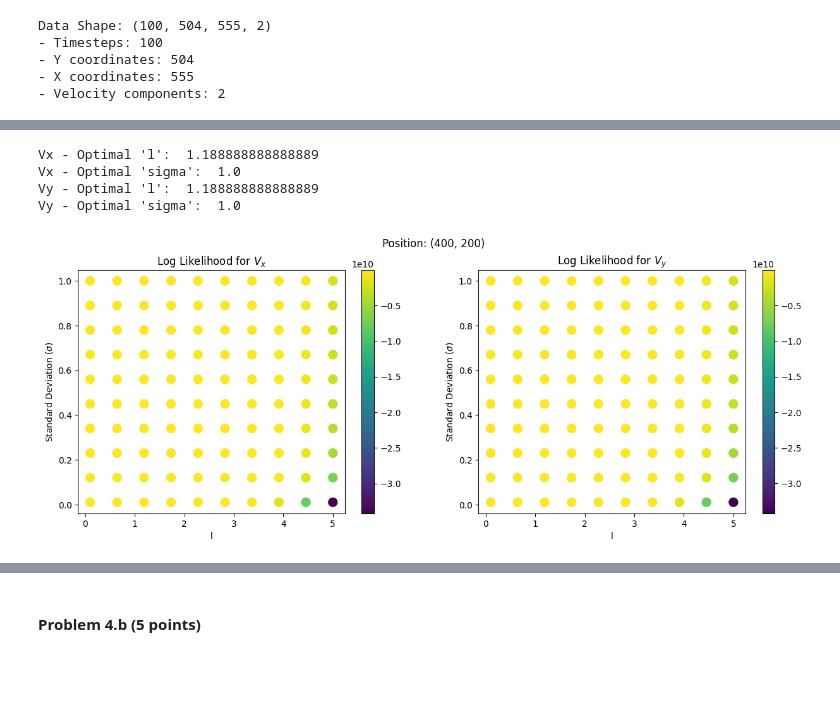
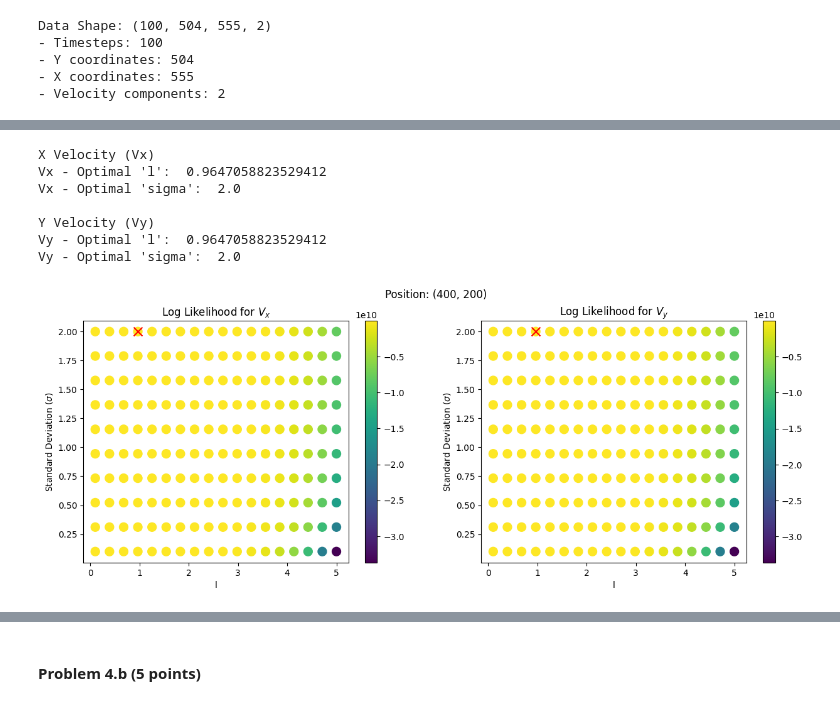
Before and after one commit to eddysanoli-galileo/Data-Analysis-Statistical-Modeling-and-Computation-in-Applications, a Jupyter notebook: Module 5 - Environmental Data and Gaussian Processes/Project/Project - Part II.ipynb, the cells around one changed output, grey strips where cells are left out. Cells and saved outputs as stored; diff of their text form; code cells hidden in the pictures; blank space fills up the shorter version.

```diff
--- a/Module 5 - Environmental Data and Gaussian Processes/Project/Project - Part II.ipynb
+++ b/Module 5 - Environmental Data and Gaussian Processes/Project/Project - Part II.ipynb
@@ -65,8 +89,8 @@ Data Shape: (100, 504, 555, 2)
 Take into consideration that now measurements are considered to have 3 days between them, instead of the 3 hours used in the previous part.
 # %%
 # Select a specific location to get the velocity data
-x = 400
-y = 200
+x = selected_position[0]
+y = selected_position[1]
 
 # Get the velocity data for the selected location (Vl = Location Velocity)
 V_loc = Vt[:, y, x, :]
@@ -84,5 +108,11 @@ plt.plot(Vy_loc, label='Y Velocity')
 plt.legend()
 plt.xlabel('Time (h)')
 plt.ylabel('Velocity (km/h)')
+plt.title(f'Velocity Components at ({x}, {y})')
+plt.grid()
+
+# Save the plot
+plt.savefig(f'{images_folder}{images_prefix}_selected_location_velocities.png')
+
 plt.show()
 # %% [output]
@@ -90,54 +122,57 @@ plt.show()
 # %%
 # ================ OPTIMIZATION ================ #
-
-# Create a range of values for "l" and "sigma"
-l_range = np.linspace(0.1, 5, 10)
-std_range = np.linspace(0.01, 1, 10)
-
-# Folds to use for cross validation
-num_folds = 15
 
 # Optimize the kernel parameters for the X component
 l_x, std_x, x_results_df = optimize_kernel_params(
     data=Vx_loc,
     l_range=l_range,
     std_range=std_range,
-    num_folds=num_folds
+    num_folds=num_folds,
+    kernel=selected_kernel
 )
 
 # Optimize the kernel parameters for the Y component
 l_y, std_y, y_results_df = optimize_kernel_params(
     data=Vy_loc,
     l_range=l_range,
     std_range=std_range,
-    num_folds=num_folds
+    num_folds=num_folds,
+    kernel=selected_kernel
 )
 
 # Label the parameters for each axis as "optimal"
 optimal_l_x = l_x
 optimal_std_x = std_x
 optimal_l_y = l_y
 optimal_std_y = std_y
 
 # =================== RESULTS ================== #
 
 print()
+print("X Velocity (Vx)")
 print("Vx - Optimal 'l': ", l_x)
 print("Vx - Optimal 'sigma': ", std_x)
+print()
+print("Y Velocity (Vy)")
 print("Vy - Optimal 'l': ", l_y)
 print("Vy - Optimal 'sigma': ", std_y)
 
 # ==================== PLOT ==================== #
 
 # Plot the results of the grid search
 plot_grid_search_results(
     x_results_df=x_results_df,
     y_results_df=y_results_df,
-    position=np.array([x, y])
+    position=selected_position,
+    save_to_file=True,
+    filename=f'{images_folder}{images_prefix}_grid_search_results_selected_pos.png'
 )
 # %% [output]
-Vx - Optimal 'l':  1.188888888888889
-Vx - Optimal 'sigma':  1.0
-Vy - Optimal 'l':  1.188888888888889
-Vy - Optimal 'sigma':  1.0
+X Velocity (Vx)
+Vx - Optimal 'l':  0.9647058823529412
+Vx - Optimal 'sigma':  2.0
+
+Y Velocity (Vy)
+Vy - Optimal 'l':  0.9647058823529412
+Vy - Optimal 'sigma':  2.0
-[figure, old version]
+[figure, new version]
```
Also changed, not shown: parts of 16 cells of this notebook, 18 other files.
